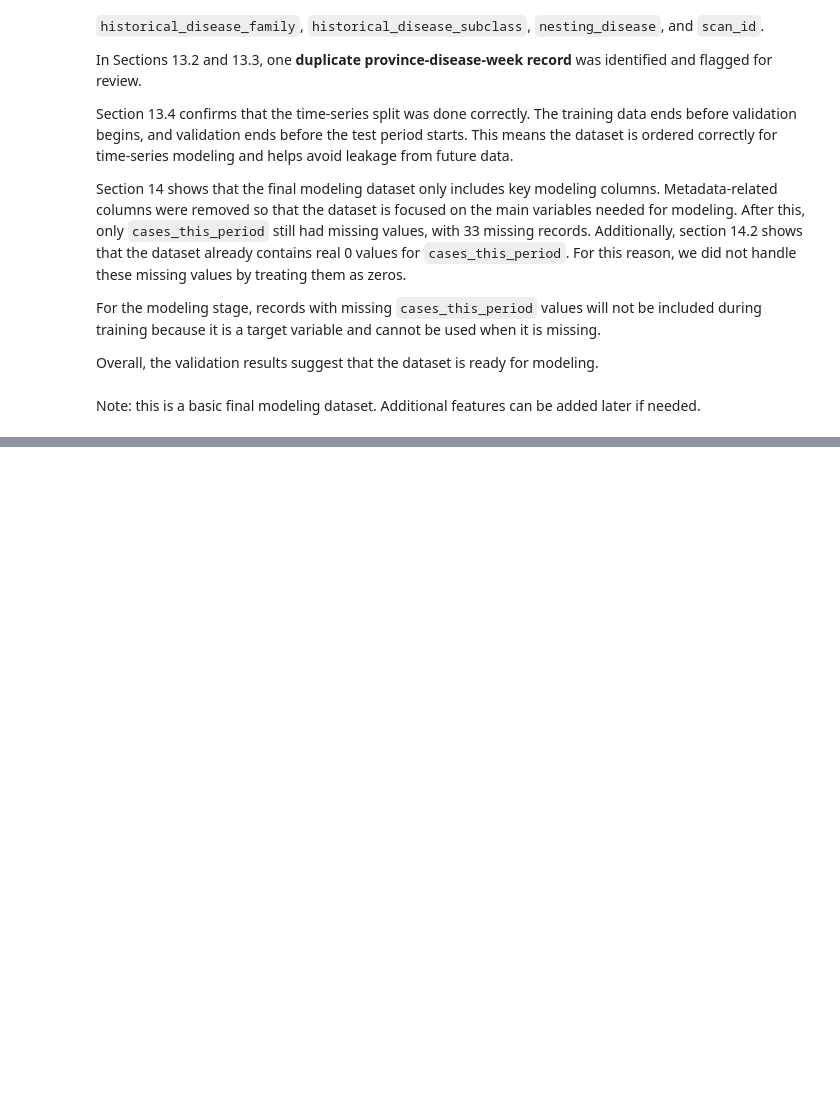
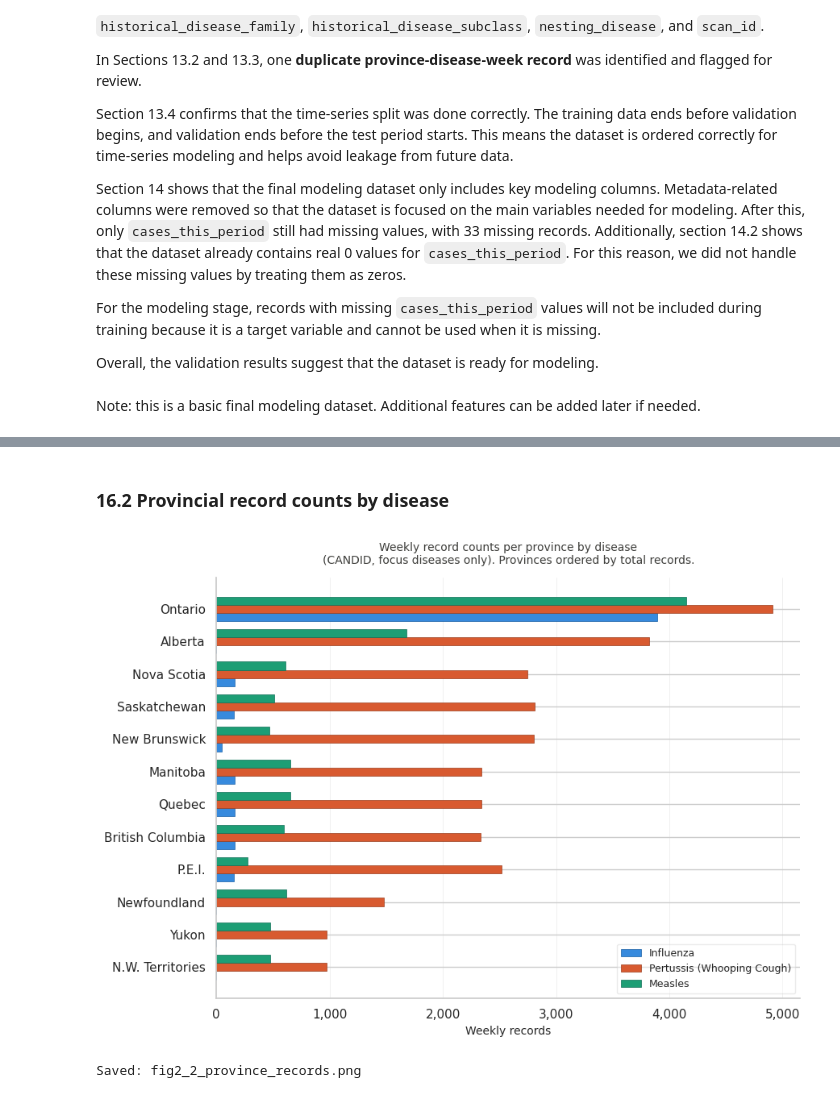
Before and after one commit to payalpt/AAI-590-capstone-canadian-health, a Jupyter notebook: notebooks/01_data_ingest_and_understanding_colab.ipynb, the cells around one changed output, grey strips where cells are left out. Saved outputs shown, nothing was run; the diff lists cells and outputs as text; code cells hidden in the pictures; blank space fills up the shorter version.

```diff
--- a/notebooks/01_data_ingest_and_understanding_colab.ipynb
+++ b/notebooks/01_data_ingest_and_understanding_colab.ipynb
@@ -1252,0 +1339,74 @@ Note: this is a basic final modeling dataset. Additional features can be added l
+# %% [markdown]
+### 16.2 Provincial record counts by disease
+# %%
+import matplotlib.pyplot as plt
+import numpy as np
+
+# ── Data ──────────────────────────────────────────────────────────────────────
+prov_counts = (
+    focus_weekly.groupby(["disease", "iso_3166_2"])["cases_this_period"]
+    .count()
+    .reset_index()
+    .rename(columns={"cases_this_period": "record_count"})
+)
+
+# Order provinces by total records across all three diseases
+prov_order = (
+    prov_counts.groupby("iso_3166_2")["record_count"]
+    .sum()
+    .sort_values(ascending=True)
+    .index.tolist()
+)
+
+prov_labels = {
+    "CA-ON": "Ontario",    "CA-AB": "Alberta",        "CA-SK": "Saskatchewan",
+    "CA-MB": "Manitoba",   "CA-BC": "British Columbia","CA-QC": "Quebec",
+    "CA-NB": "New Brunswick","CA-NS": "Nova Scotia",   "CA-PE": "P.E.I.",
+    "CA-NL": "Newfoundland","CA-NT": "N.W. Territories","CA-YT": "Yukon",
+    "CA-NU": "Nunavut",
+}
+
+disease_keys    = ["influenza", "whooping-cough", "measles"]
+disease_display = ["Influenza", "Pertussis (Whooping Cough)", "Measles"]
+bar_colors      = ["#378ADD",  "#D85A30",                    "#1D9E75"]
+edge_colors     = ["#185FA5",  "#993C1D",                    "#0F6E56"]
+
+y      = np.arange(len(prov_order))
+height = 0.25
+
+# ── Plot ──────────────────────────────────────────────────────────────────────
+fig, ax = plt.subplots(figsize=(9, 6.5))
+
+for i, (key, label, color, edge) in enumerate(
+    zip(disease_keys, disease_display, bar_colors, edge_colors)
+):
+    subset = prov_counts[prov_counts["disease"] == key].set_index("iso_3166_2")
+    values = [subset.loc[p, "record_count"] if p in subset.index else 0 for p in prov_order]
+    offset = (i - 1) * height
+    bars = ax.barh(y + offset, values, height, label=label,
+                   color=color, edgecolor=edge, linewidth=0.5)
+
+ax.set_yticks(y)
+ax.set_yticklabels([prov_labels.get(p, p) for p in prov_order], fontsize=11)
+ax.set_xlabel("Weekly records", fontsize=10)
+ax.xaxis.set_major_formatter(plt.FuncFormatter(lambda v, _: f"{int(v):,}"))
+ax.grid(axis="x", linewidth=0.4, alpha=0.5, zorder=0)
+ax.set_axisbelow(True)
+ax.spines[["top", "right"]].set_visible(False)
+ax.legend(fontsize=9, framealpha=0.4, loc="lower right")
+
+plt.title(
+    "Weekly record counts per province by disease\n"
+    "(CANDID, focus diseases only). Provinces ordered by total records.",
+    fontsize=10, pad=12, color="#3d3d3a"
+)
+plt.tight_layout()
+plt.savefig(
+    os.path.join(REPO_DIR, "reports", "figures", "fig2_2_province_records.png"),
+    dpi=150, bbox_inches="tight"
+)
+plt.show()
+print("Saved: fig2_2_province_records.png")
+# %% [output]
+[figure, added]
+Saved: fig2_2_province_records.png
```
Also changed, not shown: parts of 26 cells of this notebook, 1 other file.
